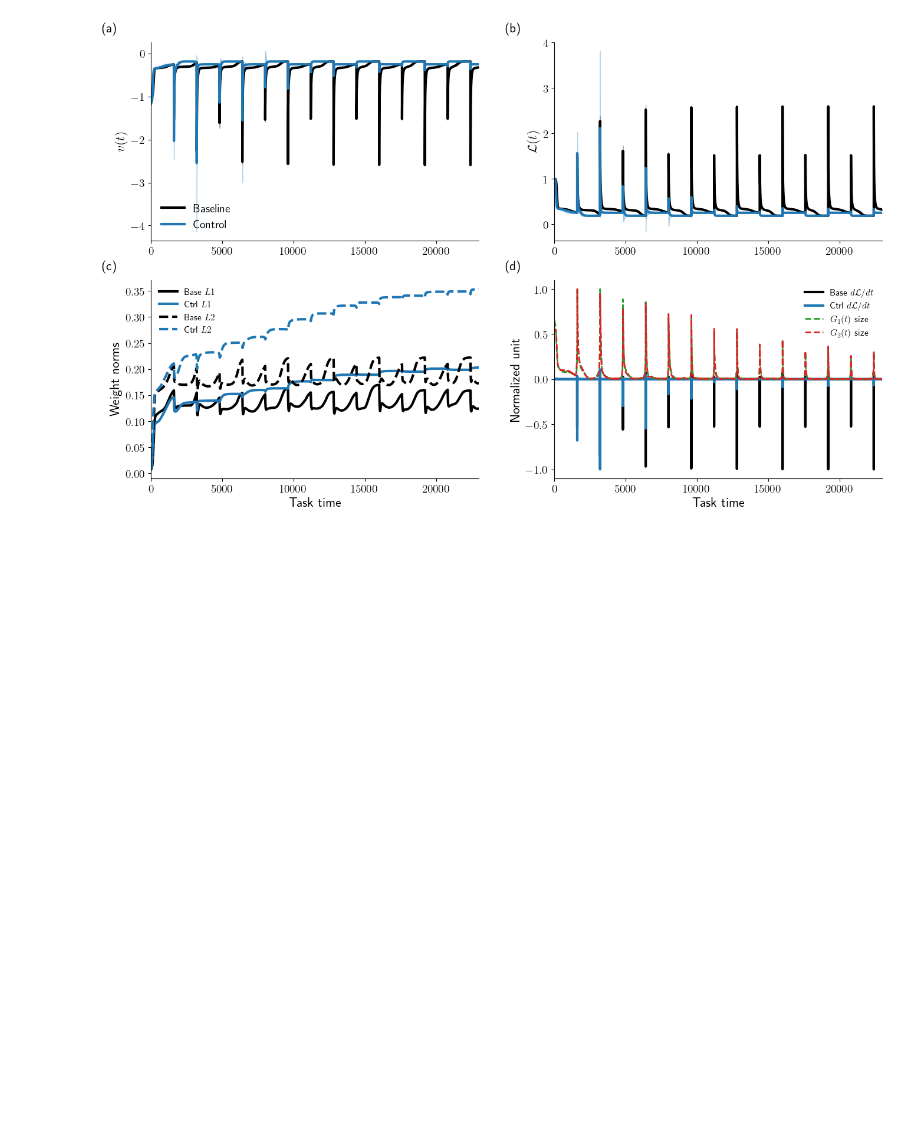
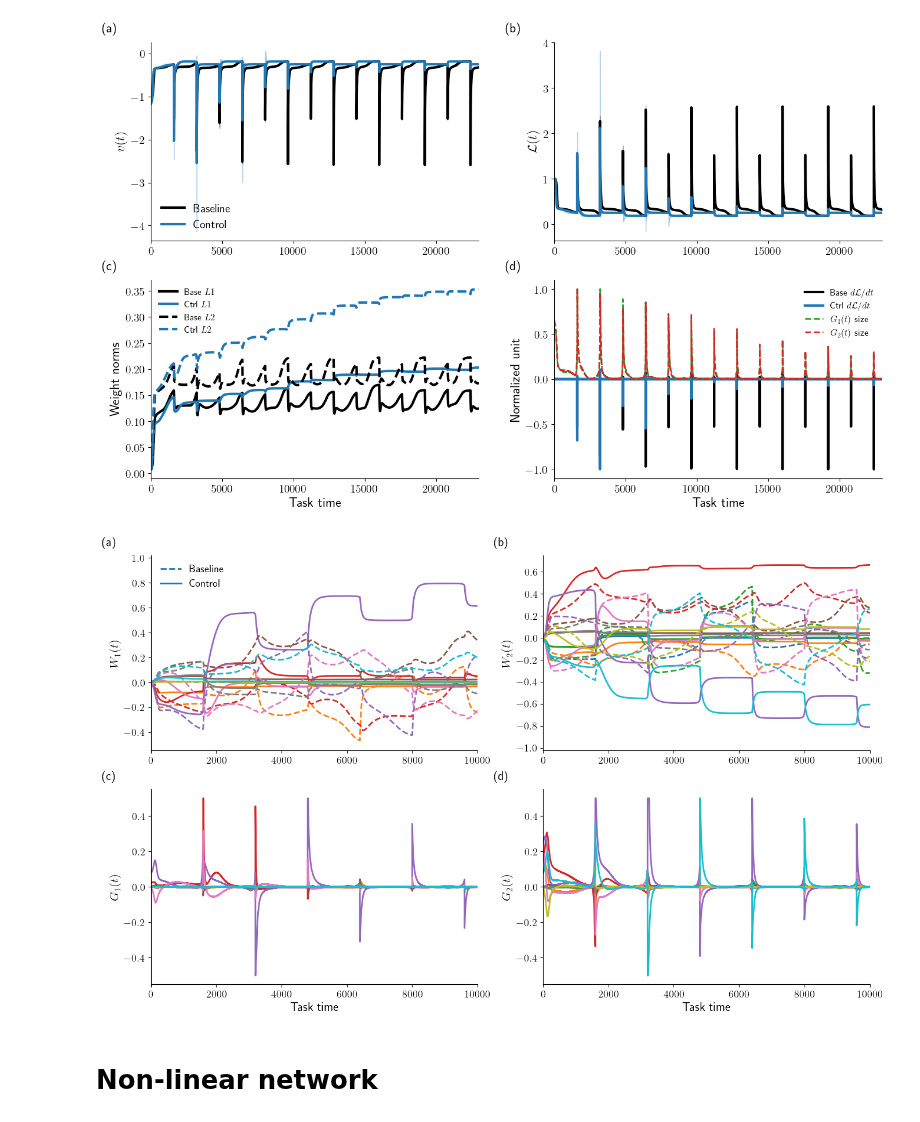
Before and after one commit to rodrigcd/neuromod, a Jupyter notebook: notebooks/appendix_plots.ipynb, the cells around one changed output. Saved outputs shown, nothing was run; the diff lists cells and outputs as text; code cells hidden in the pictures; blank space fills up the shorter version.

Commit message:
doing non linear network results

```diff
--- a/notebooks/appendix_plots.ipynb
+++ b/notebooks/appendix_plots.ipynb
@@ -77,3 +80,19 @@ ax = single_task_plot(results, ax=ax, fontsize=16, line_width=3, x_lim=(0, 23000
 plt.savefig("paper_figures/task_switch_summary.pdf", bbox_inches="tight")
 # %% [output]
 [figure]
+# %%
+figsize=(8*2, 2*6/5*4)
+fontsize = 15
+line_width = 2
+n_weights = 10
+subplot_labels = np.array([["(a)", "(b)"], ["(c)", "(d)"]])
+subplot_labels = subplot_labels.flatten()
+xlim = (0, 10000)
+result_manager = results[0]
+task_switch_weights_plot(result_manager, figsize=figsize, fontsize=fontsize, line_width=line_width,
+                          n_weights=n_weights, subplot_labels=subplot_labels, xlim=xlim)
+plt.savefig("paper_figures/task_switch_weights.pdf", bbox_inches="tight")
+# %% [output]
+[figure, added]
+# %% [markdown]
+# Non-linear network
```
Also changed, not shown: parts of 3 cells of this notebook, 11 other files.
